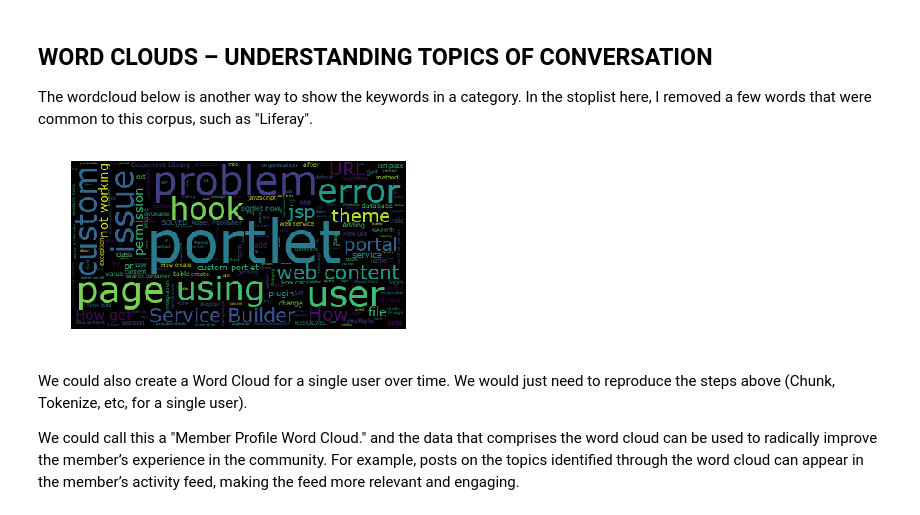
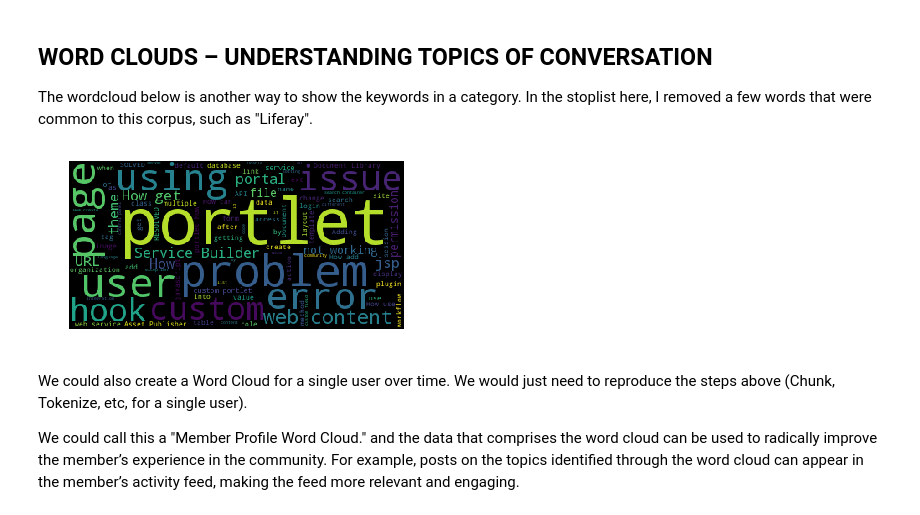
Before and after one commit to azawel/online-communities, a Jupyter notebook: Community+Management+Meets+Data+Science+_+Liferay.ipynb, the cells around one changed output. Saved outputs shown, nothing was run; the diff lists cells and outputs as text; code cells hidden in the pictures.

```diff
--- a/Community+Management+Meets+Data+Science+_+Liferay.ipynb
+++ b/Community+Management+Meets+Data+Science+_+Liferay.ipynb
@@ -266,21 +284,20 @@ The wordcloud below is another way to show the keywords in a category.  In the s
 # %%
 
 
 from wordcloud import WordCloud
 text = result
 
 def generate_wordcloud(text):
-    wordcloud = WordCloud(font_path='/Library/Fonts/Verdana.ttf',
-                          relative_scaling = 0.5,
-                          stopwords = {'to', 'of','for','the','is','Liferay','in','and','on','from','with'} # set or space-separated string
+    wordcloud = WordCloud( relative_scaling = 0.5,
+                          stopwords = {'re','to', 'of','for','the','is','Liferay','in','and','on','from','with'} # set or space-separated string
                           ).generate(text)
     plt.imshow(wordcloud)
     plt.axis("off")
     plt.show()
 
 generate_wordcloud(text)
 # %% [output]
-[figure, old version]
+[figure, new version]
 # %% [markdown]
 We could also create a Word Cloud for a single user over time. We would just need to reproduce the steps above (Chunk, Tokenize, etc, for a single user).
 
```
Also changed, not shown: parts of 10 cells of this notebook.
